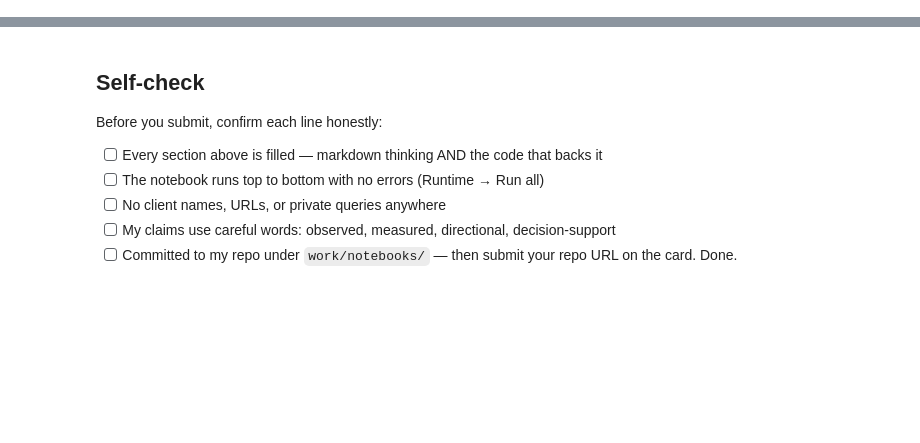
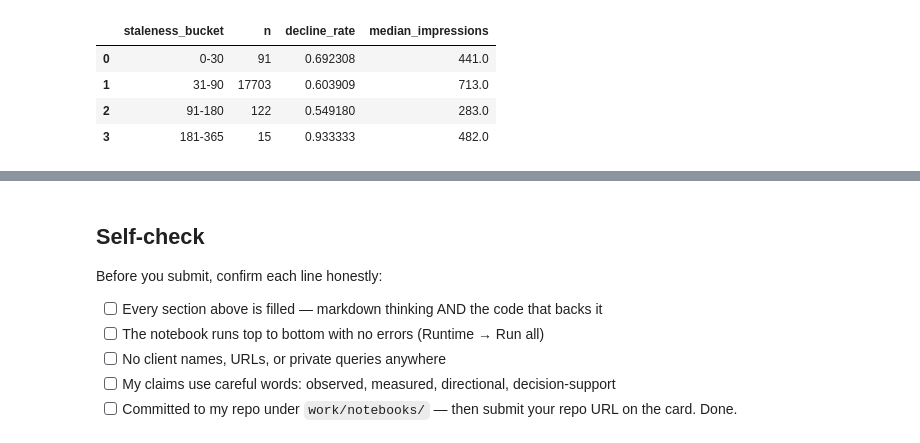
Before and after one commit to TahaShan16/flyrank-ml-internship, a Jupyter notebook: work/notebooks/w04_baseline_score.ipynb, the cells around one changed output, grey strips where cells are left out. Drawn from its saved outputs; the diff is of its cells as text; code cells hidden in the pictures; blank space fills up the shorter version.

```diff
--- a/work/notebooks/w04_baseline_score.ipynb
+++ b/work/notebooks/w04_baseline_score.ipynb
@@ -12,0 +98,85 @@ This skeleton is yours to fill. Work the sections **in order** — each one has
+# %%
+# This cell is for CODE (numbers, a query, a check).
+# Write your text answer in the cell ABOVE this one — typing sentences here breaks Run All.
+
+# Signal check 1: staleness bucket vs next-month impression decline
+signal_df = con.sql(f"""
+    WITH march AS (
+        SELECT
+            client_hash_id,
+            content_hash_id,
+            SUM(gsc_impressions) AS impressions_march,
+            SUM(gsc_clicks) AS clicks_march,
+            AVG(gsc_avg_position) AS avg_position_march
+        FROM {TABLES["fact_daily"]}
+        WHERE month = '2026-03'
+          AND gsc_data_available IS TRUE
+        GROUP BY 1, 2
+        HAVING SUM(gsc_impressions) >= 100
+    ),
+    april AS (
+        SELECT
+            client_hash_id,
+            content_hash_id,
+            SUM(gsc_impressions) AS impressions_april
+        FROM {TABLES["fact_daily"]}
+        WHERE month = '2026-04'
+          AND gsc_data_available IS TRUE
+        GROUP BY 1, 2
+    ),
+    content AS (
+        SELECT
+            client_hash_id,
+            content_hash_id,
+            content_type,
+            word_count,
+            COALESCE(last_optimized_date, content_updated_date, content_created_date) AS last_content_touch
+        FROM read_parquet('hf://datasets/FlyRank/internship-warehouse/dim_content.parquet')
+        WHERE is_published IS TRUE
+          AND is_deleted IS FALSE
+    )
+    SELECT
+        m.client_hash_id,
+        m.content_hash_id,
+        c.content_type,
+        c.word_count,
+        DATE_DIFF('day', c.last_content_touch, DATE '2026-03-31') AS days_since_last_touch,
+        m.impressions_march,
+        m.clicks_march,
+        100.0 * m.clicks_march / NULLIF(m.impressions_march, 0) AS ctr_march,
+        m.avg_position_march,
+        a.impressions_april,
+        CASE
+            WHEN a.impressions_april < 0.8 * m.impressions_march THEN 1
+            ELSE 0
+        END AS declined_next_month
+    FROM march m
+    INNER JOIN april a
+      ON m.client_hash_id = a.client_hash_id
+     AND m.content_hash_id = a.content_hash_id
+    INNER JOIN content c
+      ON m.client_hash_id = c.client_hash_id
+     AND m.content_hash_id = c.content_hash_id
+""").df()
+
+signal_df["staleness_bucket"] = pd.cut(
+    signal_df["days_since_last_touch"],
+    bins=[-1, 30, 90, 180, 365, 10_000],
+    labels=["0-30", "31-90", "91-180", "181-365", "365+"]
+)
+
+staleness_audit = (
+    signal_df
+    .groupby("staleness_bucket", observed=True)
+    .agg(
+        n=("content_hash_id", "count"),
+        decline_rate=("declined_next_month", "mean"),
+        median_impressions=("impressions_march", "median")
+    )
+    .reset_index()
+)
+
+print("Signal 1 verdict: MIXED")
+print("n:", len(signal_df))
+staleness_audit
+# %% [output]
@@ -12,0 +185,5 @@ This skeleton is yours to fill. Work the sections **in order** — each one has
+|  | staleness_bucket | n | decline_rate | median_impressions |
+| 0 | 0-30 | 91 | 0.692308 | 441.0 |
+| 1 | 31-90 | 17703 | 0.603909 | 713.0 |
+| 2 | 91-180 | 122 | 0.549180 | 283.0 |
+| 3 | 181-365 | 15 | 0.933333 | 482.0 |
```
Also changed, not shown: parts of 19 cells of this notebook.
